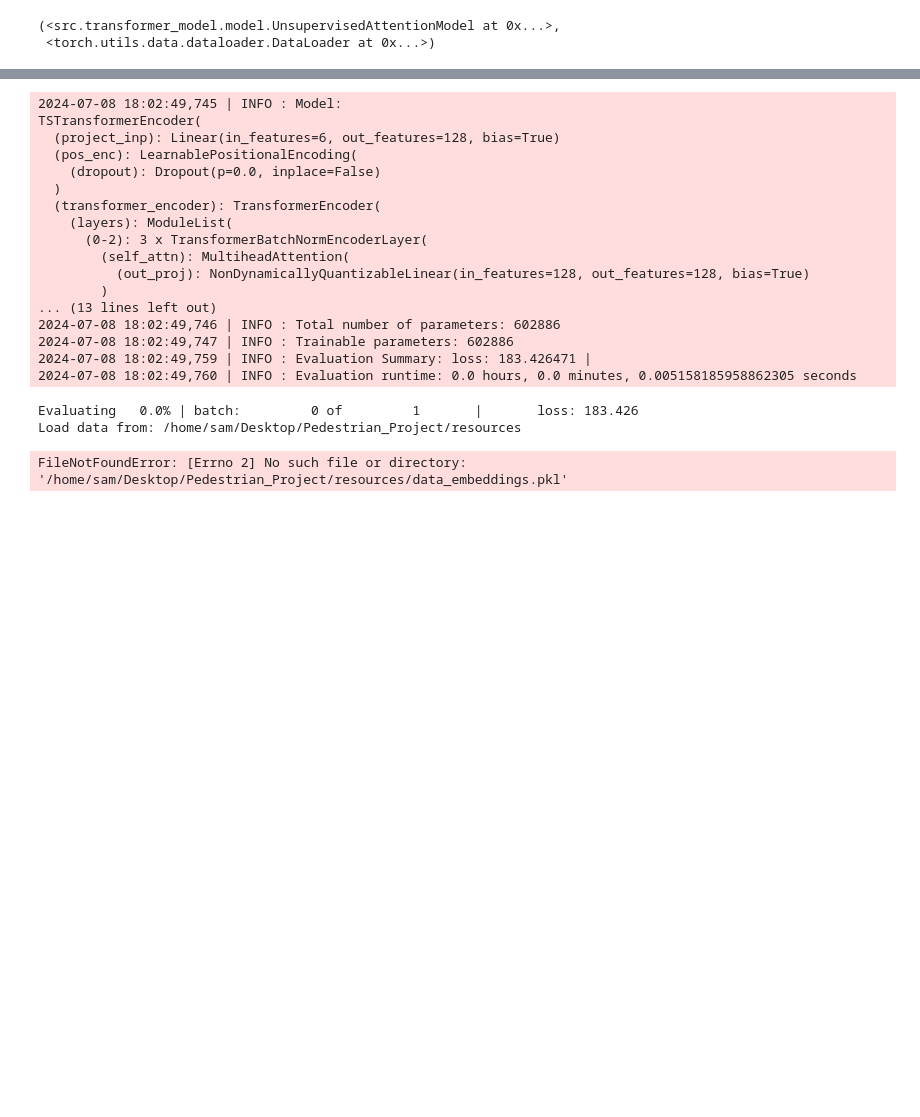
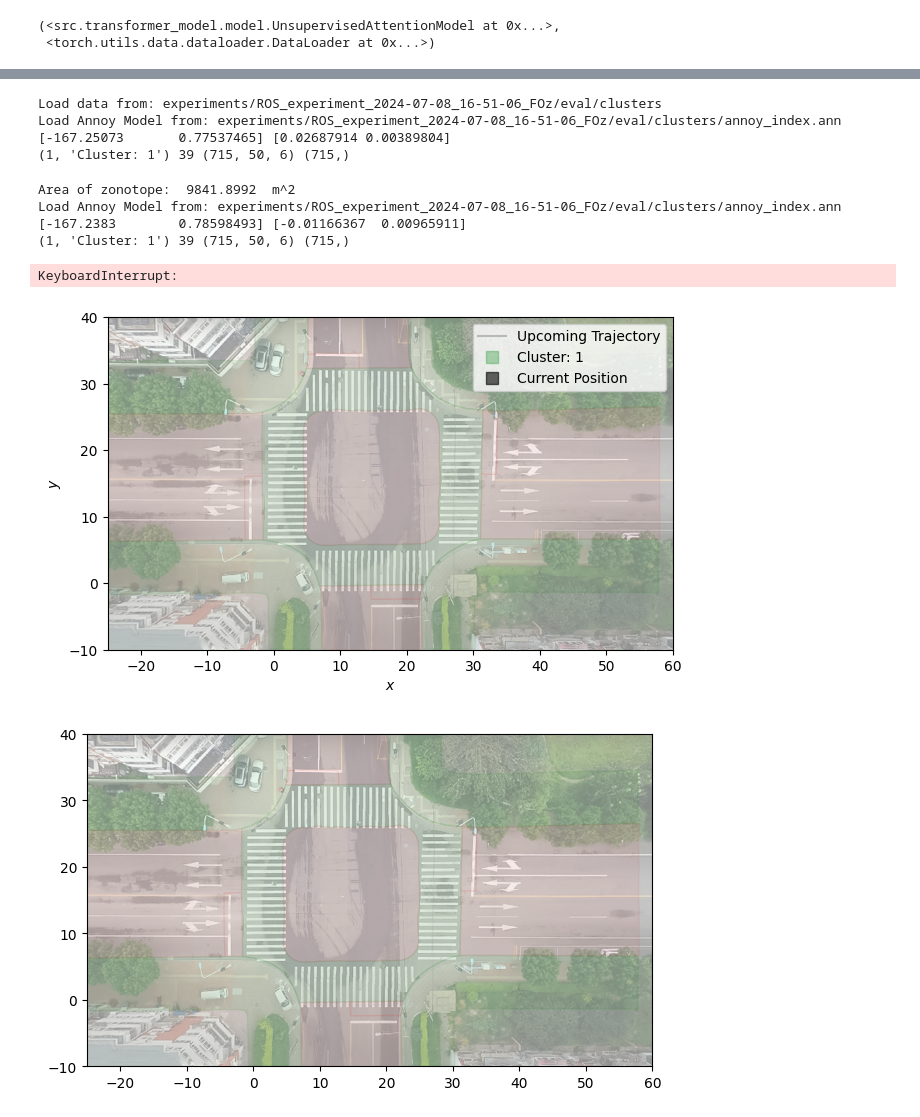
Before and after one commit to kfragkedaki/Pedestrian_Project, a Jupyter notebook: traj_to_zonotope.ipynb, the cells around one changed output, grey strips where cells are left out. Saved outputs shown, nothing was run; the diff lists cells and outputs as text; code cells hidden in the pictures; blank space fills up the shorter version.

```diff
--- a/traj_to_zonotope.ipynb
+++ b/traj_to_zonotope.ipynb
@@ -22,5 +23,5 @@ logger = logging.getLogger(__name__)
 # %%
-config_path = '/home/sam/Desktop/Pedestrian_Project/experiments/SINDDataset_pretrained_2024-04-27_00-11-45_KIP/configuration.json'
+config_path = '/home/sam/Desktop/Pedestrian_Project/config-ros.json'
 
 with open(config_path) as cnfg:
     config = json.load(cnfg)
@@ -64,14 +71,12 @@ if config_test["data_normalization"] != "none":
 
 
 task_dataset, collate_fn = load_task_datasets(config_test)
-val_dataset = task_dataset(data_oracle.feature_df, [0])
-
-# TODO there is a problem here
+val_dataset = task_dataset(data_oracle.feature_df, data_oracle.all_IDs)
 
 # Dataloaders
 val_loader = DataLoader(
     dataset=val_dataset,
-    batch_size=config_test["batch_size"],
+    batch_size=1,
     shuffle=False,
     num_workers=config_test["num_workers"],
     pin_memory=True,
@@ -139,0 +165,10 @@ embedding_data['embeddings'][0].shape
+# %%
+config_test['online_data'] = True
+config_test['output_dir'] = 'experiments/ROS_experiment_2024-07-08_16-51-06_FOz/eval'
+# %%
+nn_model = AnnoyModel(config=config_test)
+
+
+cluster_assignments = []
+for e in embedding_data['embeddings']:
+    cluster_assignments.append(nn_model.get(e))
@@ -140,35 +195,25 @@ embedding_data['embeddings'][0].shape
 # %%
 output = []
-# TODO iterate through trajectories
+nn_model = AnnoyModel(config=config_test)
 
-embedding = embedding_data['embeddings'][0].shape
-c = get_cluster(config, data_oracle) # TODO can you batch with AnnoyModel?
-nn_model = AnnoyModel(config=config)
-test_cases = {f'c_{c}': f'Cluster: {c}'}
-pos, v = get_initial_conditions(trajectory)
-z, l, _b, _z = reachability_for_all_modes(pos=pos, vel=v, baseline=False, test_cases=test_cases, config=config, trajectory=trajectory, show_plot=True, save_plot=None)
-
-
-
-    # output.append(z[0])
+for embedding, target in zip(embedding_data['embeddings'], embedding_data['targets']):
+    c = nn_model.get(e)
+    test_cases = {f'c_{c}': f'Cluster: {c}'}
+    pos, v = get_initial_conditions(target)
+    print(pos, v)
+    labeling_oracle = LabelingOracleSVEAData(config_test)
+    z, l, _b, _z = reachability_for_all_modes(pos=pos, vel=v, baseline=False, test_cases=test_cases, config=config_test, trajectory=target, show_plot=False, save_plot=None, _sind = labeling_oracle)
+    # TODO why above did I have to move the .pkl files to resources
+    output.append(z[0])
 # %% [output]
-2024-07-08 18:02:49,745 | INFO : Model:
-TSTransformerEncoder(
-  (project_inp): Linear(in_features=6, out_features=128, bias=True)
-  (pos_enc): LearnablePositionalEncoding(
-    (dropout): Dropout(p=0.0, inplace=False)
-  )
-  (transformer_encoder): TransformerEncoder(
-    (layers): ModuleList(
-      (0-2): 3 x TransformerBatchNormEncoderLayer(
-        (self_attn): MultiheadAttention(
-          (out_proj): NonDynamicallyQuantizableLinear(in_features=128, out_features=128, bias=True)
-        )
-... (13 lines left out)
-2024-07-08 18:02:49,746 | INFO : Total number of parameters: 602886
-2024-07-08 18:02:49,747 | INFO : Trainable parameters: 602886
-2024-07-08 18:02:49,759 | INFO : Evaluation Summary: loss: 183.426471 |
-2024-07-08 18:02:49,760 | INFO : Evaluation runtime: 0.0 hours, 0.0 minutes, 0.005158185958862305 seconds
+Load data from: experiments/ROS_experiment_2024-07-08_16-51-06_FOz/eval/clusters
+Load Annoy Model from: experiments/ROS_experiment_2024-07-08_16-51-06_FOz/eval/clusters/annoy_index.ann
+[-167.25073       0.77537465] [0.02687914 0.00389804]
+(1, 'Cluster: 1') 39 (715, 50, 6) (715,)
-Evaluating   0.0% | batch:         0 of         1       |       loss: 183.426
-Load data from: /home/sam/Desktop/Pedestrian_Project/resources
+Area of zonotope:  9841.8992  m^2
+Load Annoy Model from: experiments/ROS_experiment_2024-07-08_16-51-06_FOz/eval/clusters/annoy_index.ann
+[-167.2383        0.78598493] [-0.01166367  0.00965911]
+(1, 'Cluster: 1') 39 (715, 50, 6) (715,)
-FileNotFoundError: [Errno 2] No such file or directory: '/home/sam/Desktop/Pedestrian_Project/resources/data_embeddings.pkl'
+KeyboardInterrupt:
+[figure, added]
+[figure, added]
```
Also changed, not shown: parts of 13 cells of this notebook, 5 other files.
